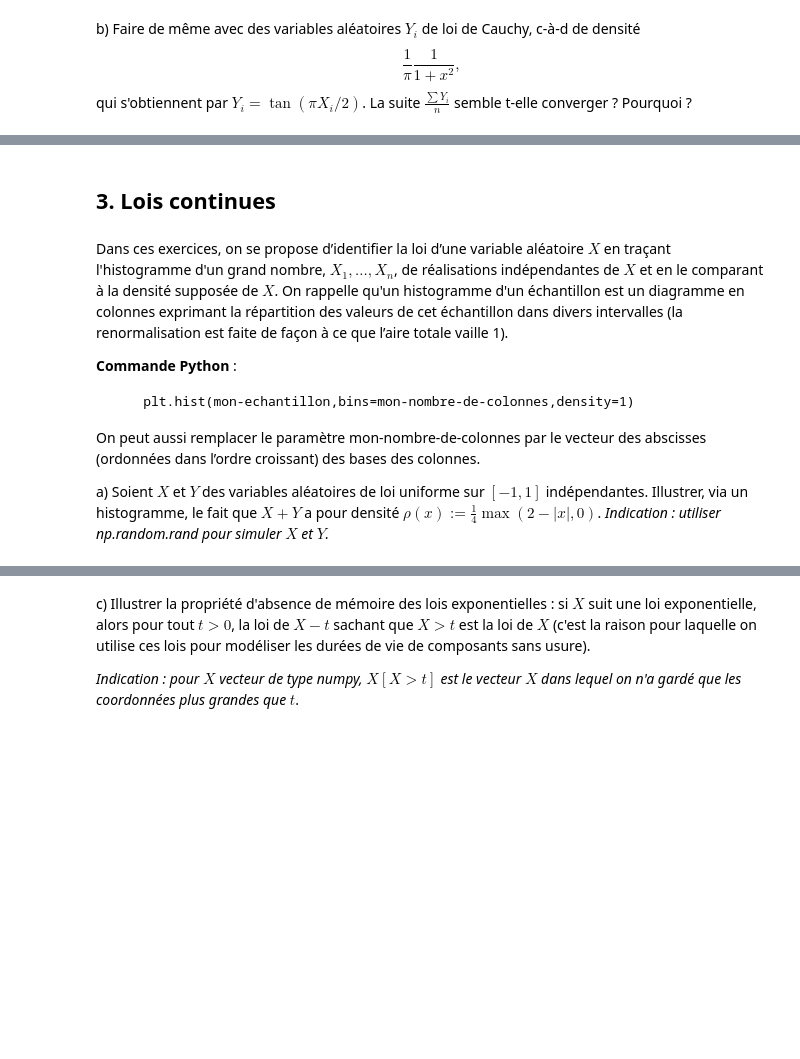
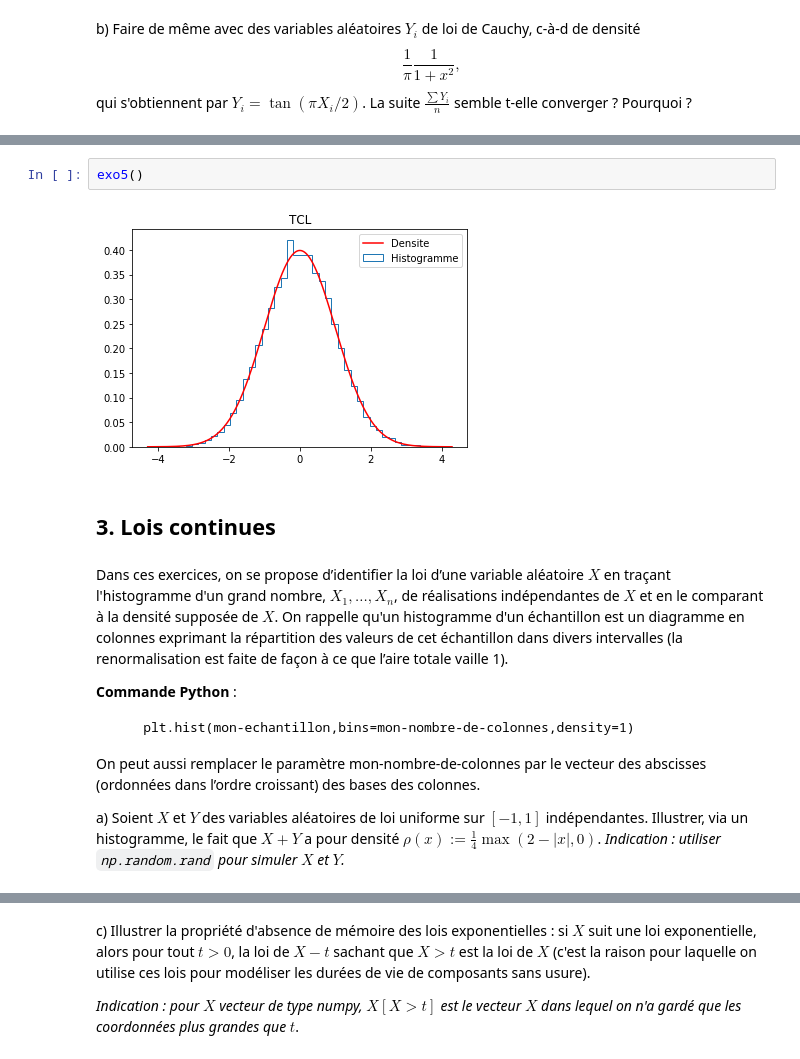
Before and after one commit to joanglaunes/algosto, a Jupyter notebook: python/TP1_intro_Python.ipynb, the cells around one changed output, grey strips where cells are left out. Cells and saved outputs as stored; diff of their text form; blank space fills up the shorter version.

```diff
--- a/python/TP1_intro_Python.ipynb
+++ b/python/TP1_intro_Python.ipynb
@@ -43,3 +86,7 @@ c) Calculer la moyenne $\mu$ et l'écart-type $\sigma$ des $X_i$ et vérifier, a
+# %%
+exo5()
+# %% [output]
+[figure, added]
 # %% [markdown]
 ## 3. Lois continues
 # %% [markdown]
@@ -53,4 +100,4 @@ On peut aussi remplacer le paramètre mon-nombre-de-colonnes par le vecteur des
 
 a) Soient $X$ et $Y$ des variables aléatoires de loi uniforme sur $[−1, 1]$ indépendantes. Illustrer,
 via un histogramme, le fait que $X + Y$ a pour densité $\rho(x) := \frac 1 4 \max(2 − |x|, 0)$.
-*Indication : utiliser np.random.rand pour simuler $X$ et $Y$.*
+*Indication : utiliser `np.random.rand` pour simuler $X$ et $Y$.*
```
Also changed, not shown: parts of 17 cells of this notebook, 4 other files.
